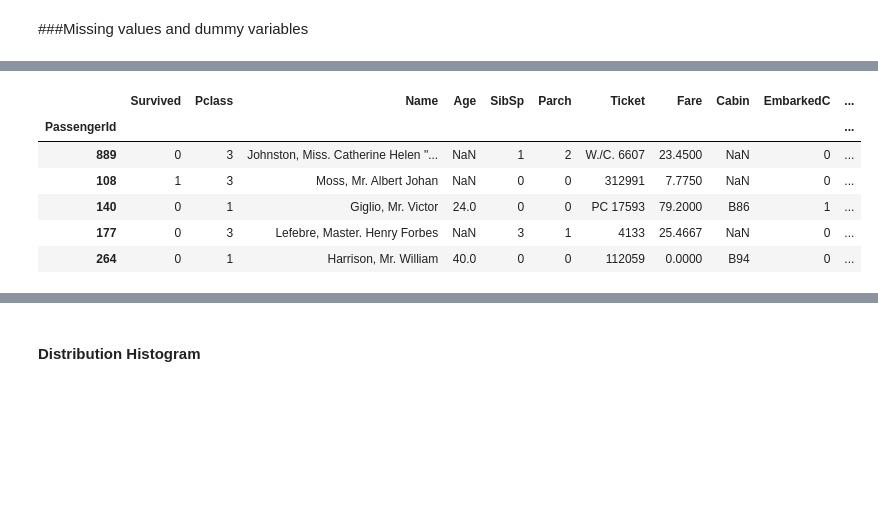
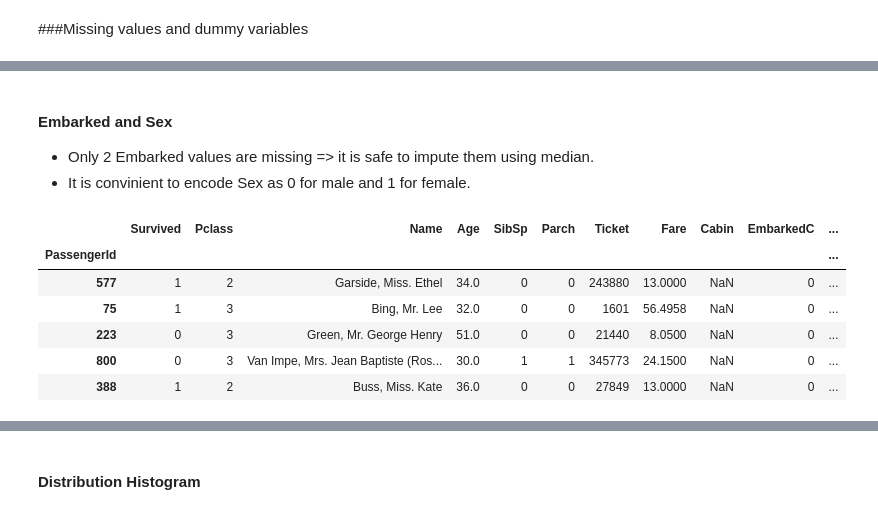
Before and after one commit to mysterious-ben/Titanic, a Jupyter notebook: run/data_analysis.ipynb, the cells around one changed output, grey strips where cells are left out. Saved outputs shown, nothing was run; the diff lists cells and outputs as text; code cells hidden in the pictures; blank space fills up the shorter version.

```diff
--- a/run/data_analysis.ipynb
+++ b/run/data_analysis.ipynb
@@ -95,17 +111,21 @@ Embarked      1
 dtype: int64
+# %% [markdown]
+#### Embarked and Sex
+- Only 2 Embarked values are missing => it is safe to impute them using median.
+- It is convinient to encode Sex as 0 for male and 1 for female.
 # %%
-# Impute one nan in Embarked (mode)
-# Dummy Embarked and Sex
-
-ut.imputeFeature(dataC, 'Embarked', 'mode')
-dataC = ut.dummyFeature(dataC, 'Embarked', prefix_sep='')
-dataC = ut.dummyFeature(dataC, 'Sex')
+utdata.imputeFeature(dataC, 'Embarked', 'mode')
+dataC = utdata.dummyFeature(dataC, 'Embarked', prefix_sep='')
+utdata.dropFeature(dataC, 'EmbarkedQ')
+dataC = utdata.dummyFeature(dataC, 'Sex')
+utdata.dropFeature(dataC, 'Sex_male')
+dataC.rename(columns = {'Sex_female':'Female'}, inplace = True)
 display(dataC.sample(n=5))
 # %% [output]
 |  | Survived | Pclass | Name | Age | SibSp | Parch | Ticket | Fare | Cabin | EmbarkedC | ... |
 | PassengerId |  |  |  |  |  |  |  |  |  |  | ... |
-| 889 | 0 | 3 | Johnston, Miss. Catherine Helen "... | NaN | 1 | 2 | W./C. 6607 | 23.4500 | NaN | 0 | ... |
-| 108 | 1 | 3 | Moss, Mr. Albert Johan | NaN | 0 | 0 | 312991 | 7.7750 | NaN | 0 | ... |
-| 140 | 0 | 1 | Giglio, Mr. Victor | 24.0 | 0 | 0 | PC 17593 | 79.2000 | B86 | 1 | ... |
-| 177 | 0 | 3 | Lefebre, Master. Henry Forbes | NaN | 3 | 1 | 4133 | 25.4667 | NaN | 0 | ... |
-| 264 | 0 | 1 | Harrison, Mr. William | 40.0 | 0 | 0 | 112059 | 0.0000 | B94 | 0 | ... |
+| 577 | 1 | 2 | Garside, Miss. Ethel | 34.0 | 0 | 0 | 243880 | 13.0000 | NaN | 0 | ... |
+| 75 | 1 | 3 | Bing, Mr. Lee | 32.0 | 0 | 0 | 1601 | 56.4958 | NaN | 0 | ... |
+| 223 | 0 | 3 | Green, Mr. George Henry | 51.0 | 0 | 0 | 21440 | 8.0500 | NaN | 0 | ... |
+| 800 | 0 | 3 | Van Impe, Mrs. Jean Baptiste (Ros... | 30.0 | 1 | 1 | 345773 | 24.1500 | NaN | 0 | ... |
+| 388 | 1 | 2 | Buss, Miss. Kate | 36.0 | 0 | 0 | 27849 | 13.0000 | NaN | 0 | ... |
```
Also changed, not shown: parts of 62 cells of this notebook, 12 other files.
